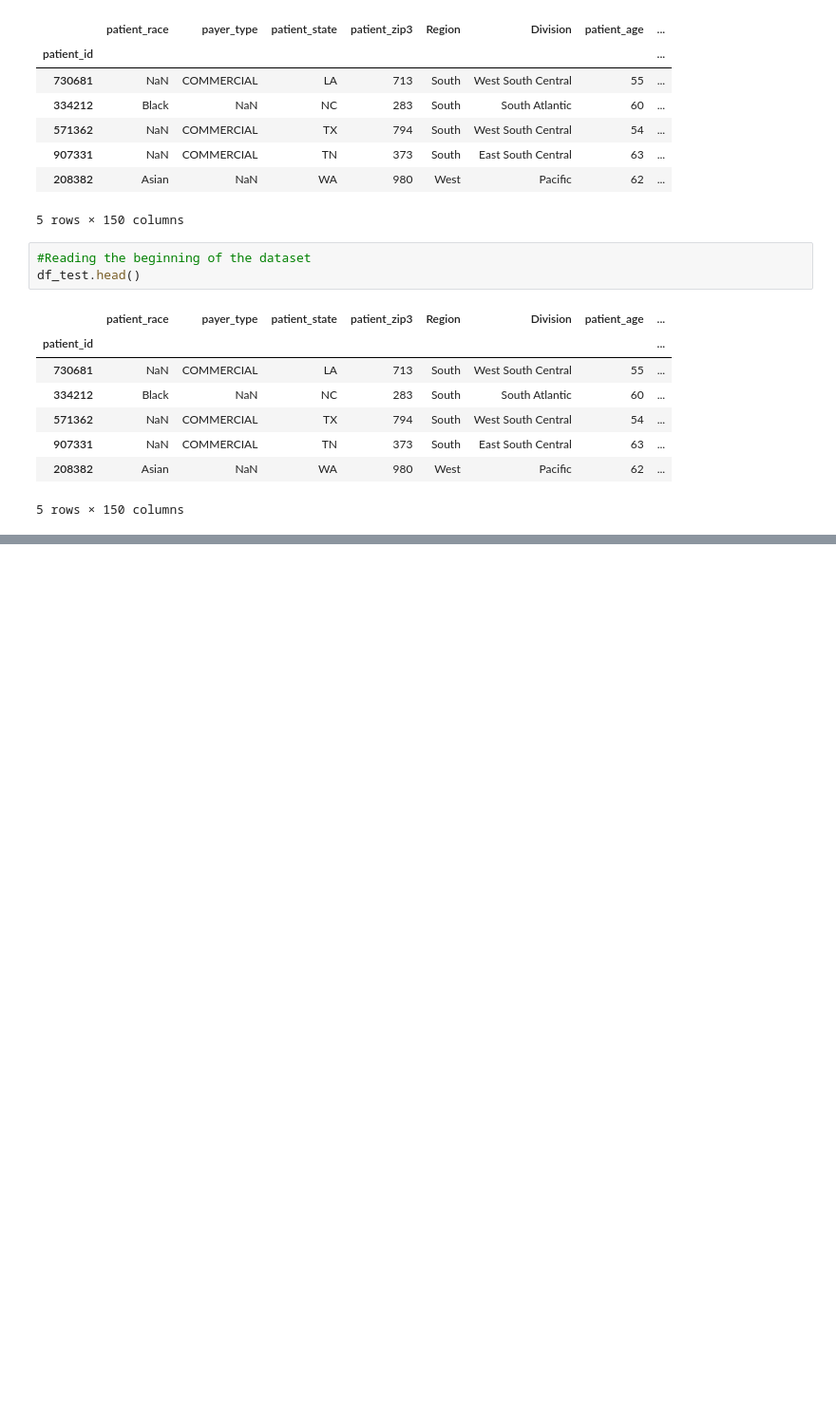
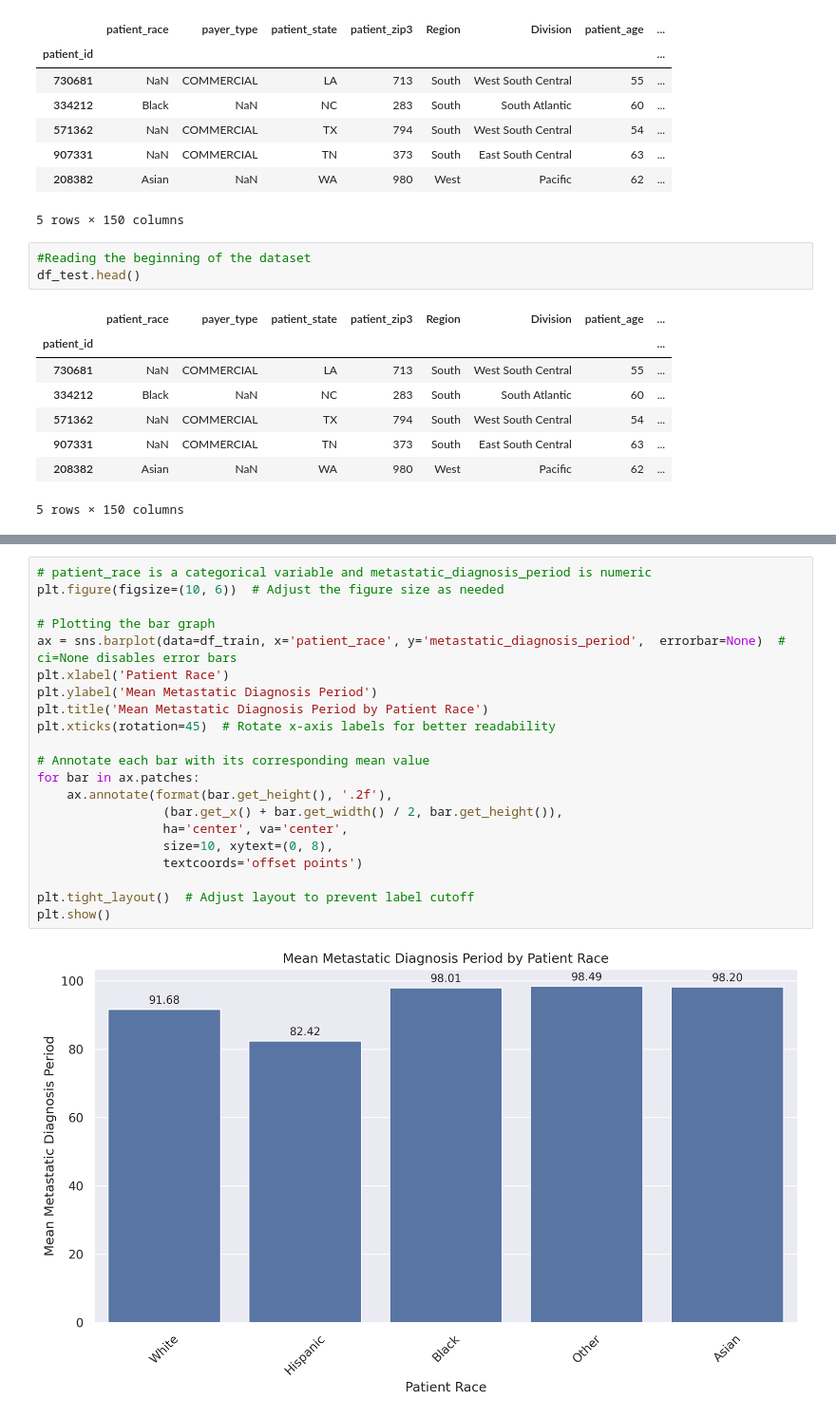
Before and after one commit to Mal-Shan/WiDS-datathons, a Jupyter notebook: 2024 Competition.ipynb, the cells around one changed output, grey strips where cells are left out. Shown at 95% size. Drawn from its saved outputs; the diff is of its cells as text; blank space fills up the shorter version.

```diff
--- a/2024 Competition.ipynb
+++ b/2024 Competition.ipynb
@@ -93,0 +234,23 @@ df_test.head()
+# %%
+# patient_race is a categorical variable and metastatic_diagnosis_period is numeric
+plt.figure(figsize=(10, 6))  # Adjust the figure size as needed
+
+# Plotting the bar graph
+ax = sns.barplot(data=df_train, x='patient_race', y='metastatic_diagnosis_period',  errorbar=None)  # ci=None disables error bars
+plt.xlabel('Patient Race')
+plt.ylabel('Mean Metastatic Diagnosis Period')
+plt.title('Mean Metastatic Diagnosis Period by Patient Race')
+plt.xticks(rotation=45)  # Rotate x-axis labels for better readability
+
+# Annotate each bar with its corresponding mean value
+for bar in ax.patches:
+    ax.annotate(format(bar.get_height(), '.2f'),
+                 (bar.get_x() + bar.get_width() / 2, bar.get_height()),
+                 ha='center', va='center',
+                 size=10, xytext=(0, 8),
+                 textcoords='offset points')
+
+plt.tight_layout()  # Adjust layout to prevent label cutoff
+plt.show()
+# %% [output]
+[figure, added]
```
Also changed, not shown: parts of 35 cells of this notebook, 5 other files.
